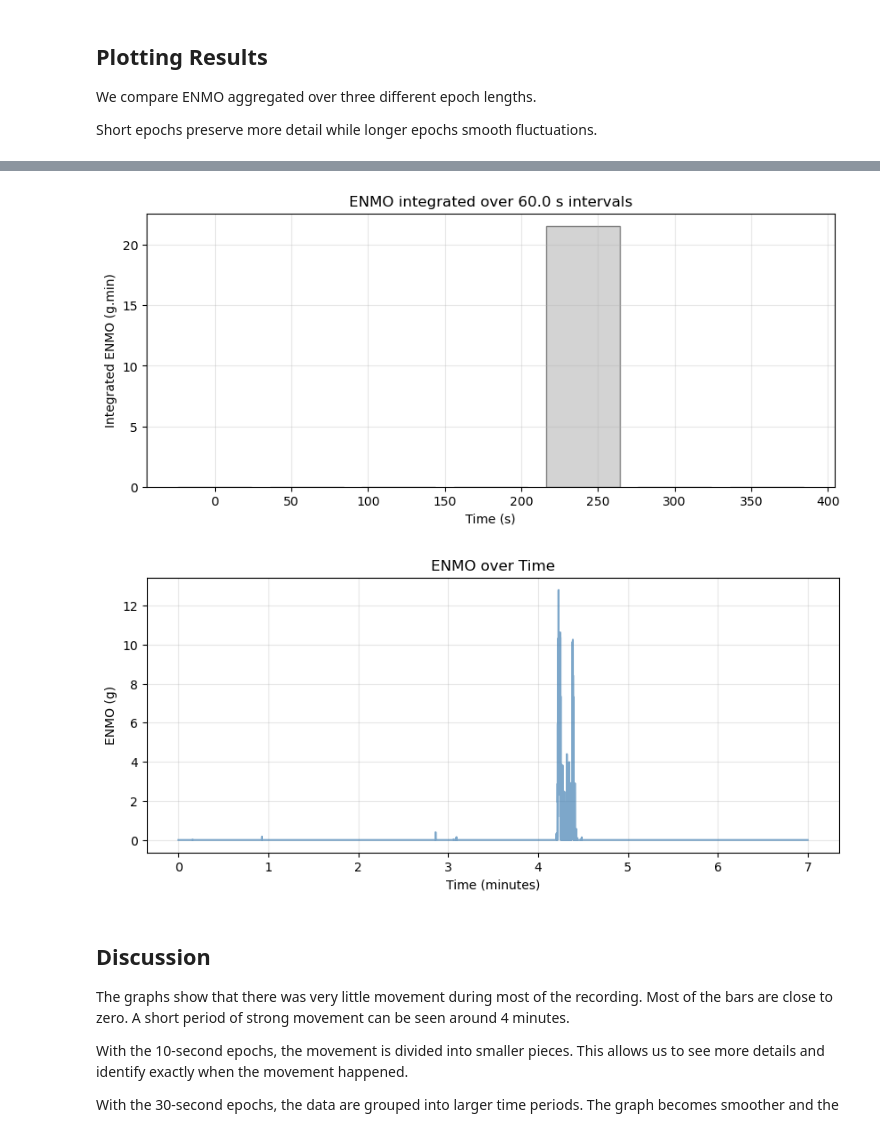
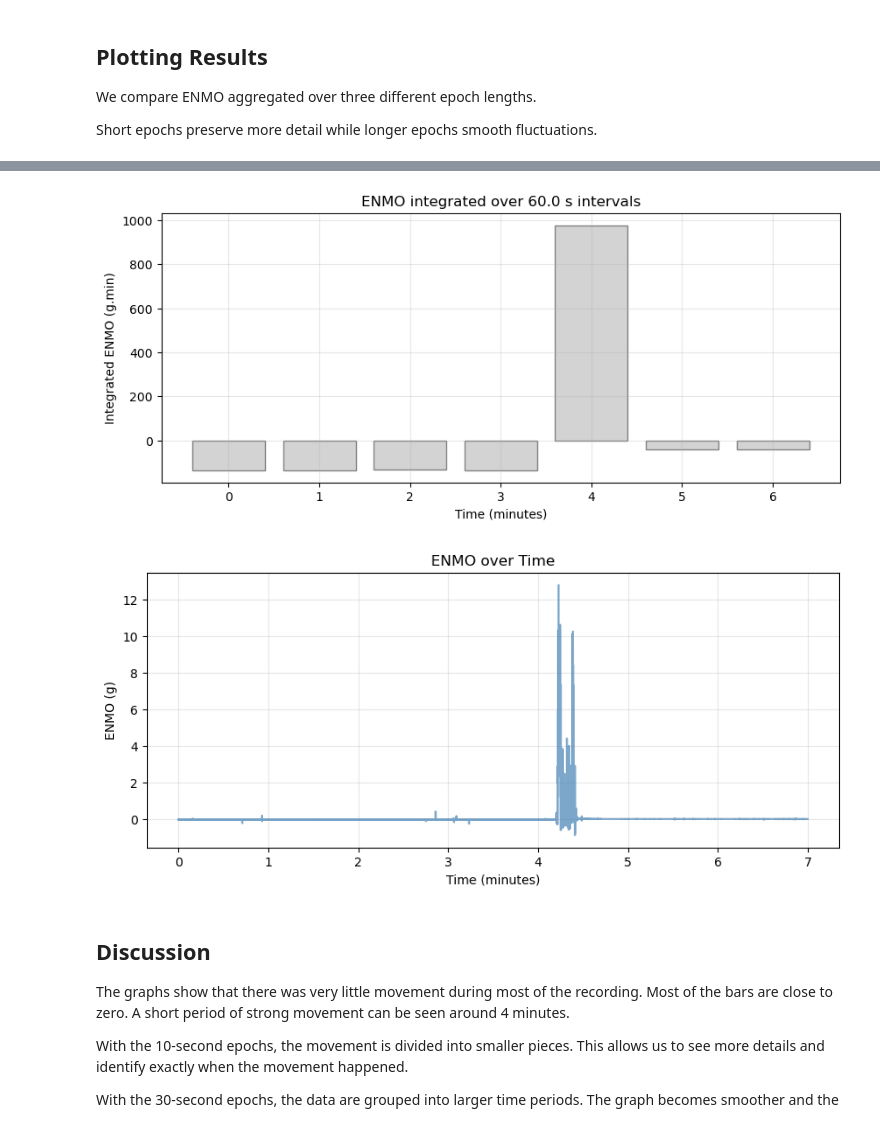
Before and after one commit to SaidRodriguez22/Physical-activity-00, a Jupyter notebook: Assignment.ipynb, the cells around one changed output, grey strips where cells are left out. Cells and saved outputs as stored; diff of their text form; code cells hidden in the pictures.

```diff
--- a/Assignment.ipynb
+++ b/Assignment.ipynb
@@ -53,11 +52,11 @@ Then we subtract 1 g (Earth's gravity) and truncate negative values to zero.
 # %%
 def compute_enmo(df):
-    norm = np.sqrt(df["x"]**2 +
-                   df["y"]**2 +
-                   df["z"]**2)
+    norm = np.sqrt(
+        df["x"]**2 +
+        df["y"]**2 +
+        df["z"]**2
+    )
 
-    enmo = np.maximum(norm - 1, 0)
+    enmo = norm - 1
 
     return enmo
-
-df["ENMO"] = compute_enmo(df)
@@ -190,40 +191,40 @@ enmo60 = integrate_enmo(df, 60)
 plt.figure(figsize=(10,4))
 
 plt.bar(
-    enmo60["time"],
-    enmo60["Integrated_ENMO"],
-    width=48,
+    enmo60["time"]/60,
+    enmo60["ENMO"],
+    width=48/60,
     color="lightgray",
     edgecolor="gray"
 )
 
 plt.title("ENMO integrated over 60.0 s intervals")
-plt.xlabel("Time (s)")
+plt.xlabel("Time (minutes)")
 plt.ylabel("Integrated ENMO (g.min)")
 plt.grid(True, alpha=0.3)
 
 plt.show()
 
 
 # Raw ENMO graph underneath
 plt.figure(figsize=(10,4))
 
 plt.plot(
     df["t"]/60,
     df["ENMO"],
     color="steelblue",
     alpha=0.7
 )
 
 plt.title("ENMO over Time")
 plt.xlabel("Time (minutes)")
 plt.ylabel("ENMO (g)")
 plt.grid(True, alpha=0.3)
 
 plt.show()
 # %% [output]
-[figure, old version]
+[figure, new version]
-[figure, old version]
+[figure, new version]
 # %% [markdown]
 ## Discussion
 
```
Also changed, not shown: parts of 5 cells of this notebook.
